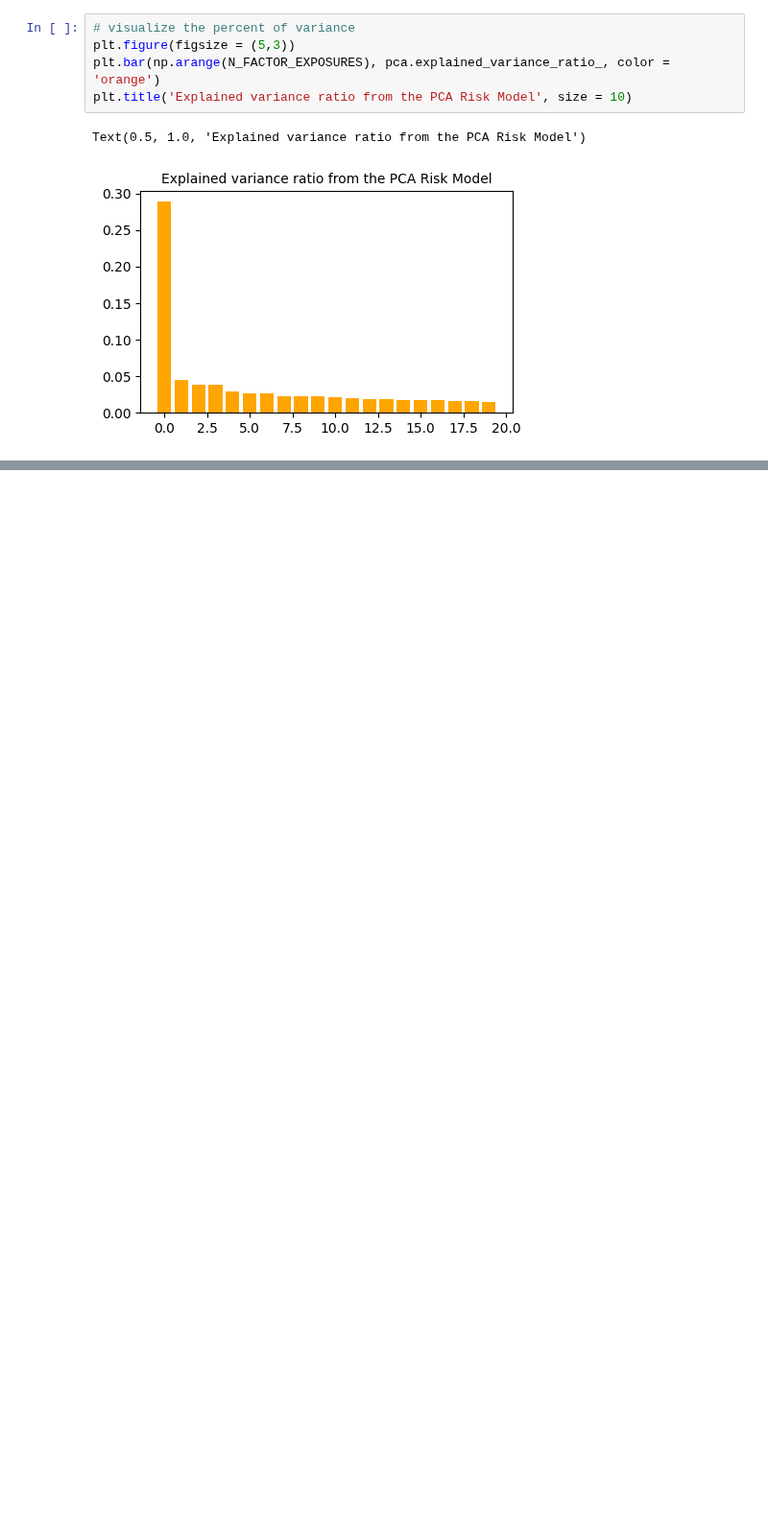
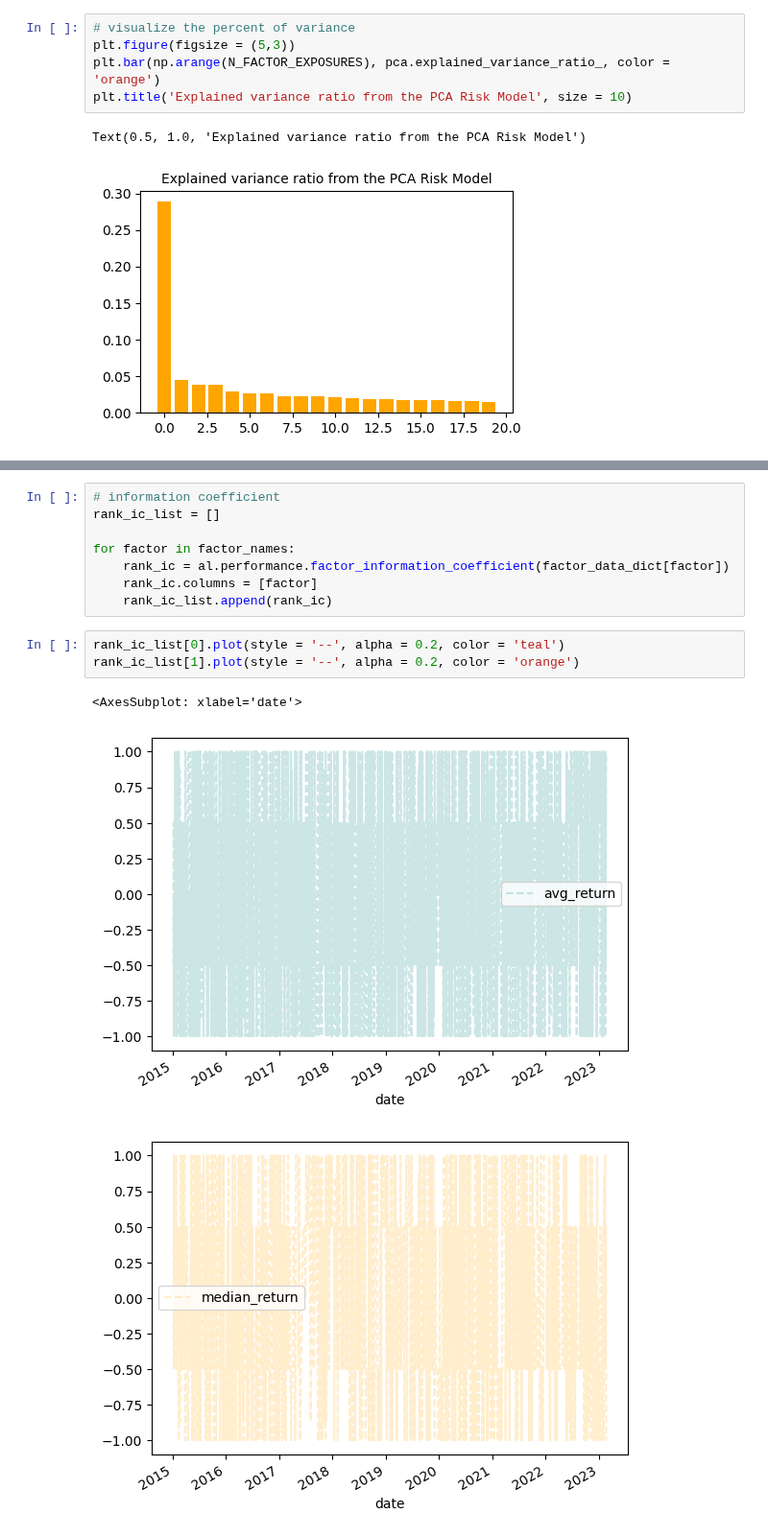
Before and after one commit to pasinsiri/quant-investment, a Jupyter notebook: alpha_factor.ipynb, the cells around one changed output, grey strips where cells are left out. Shown at 96% size. Drawn from its saved outputs; the diff is of its cells as text; blank space fills up the shorter version.

```diff
--- a/alpha_factor.ipynb
+++ b/alpha_factor.ipynb
@@ -480,0 +571,15 @@ x.shape
+# %%
+# information coefficient
+rank_ic_list = []
+
+for factor in factor_names:
+    rank_ic = al.performance.factor_information_coefficient(factor_data_dict[factor])
+    rank_ic.columns = [factor]
+    rank_ic_list.append(rank_ic)
+# %%
+rank_ic_list[0].plot(style = '--', alpha = 0.2, color = 'teal')
+rank_ic_list[1].plot(style = '--', alpha = 0.2, color = 'orange')
+# %% [output]
+<AxesSubplot: xlabel='date'>
+[figure, added]
+[figure, added]
```
Also changed, not shown: parts of 20 cells of this notebook.
